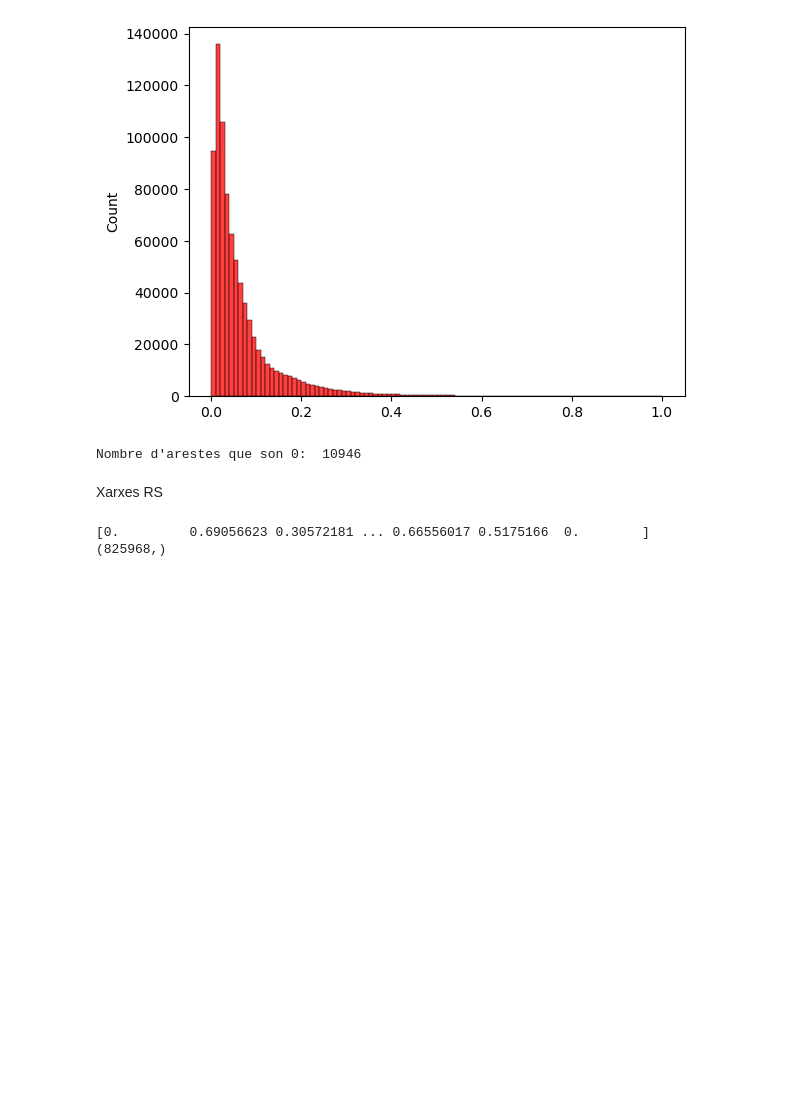
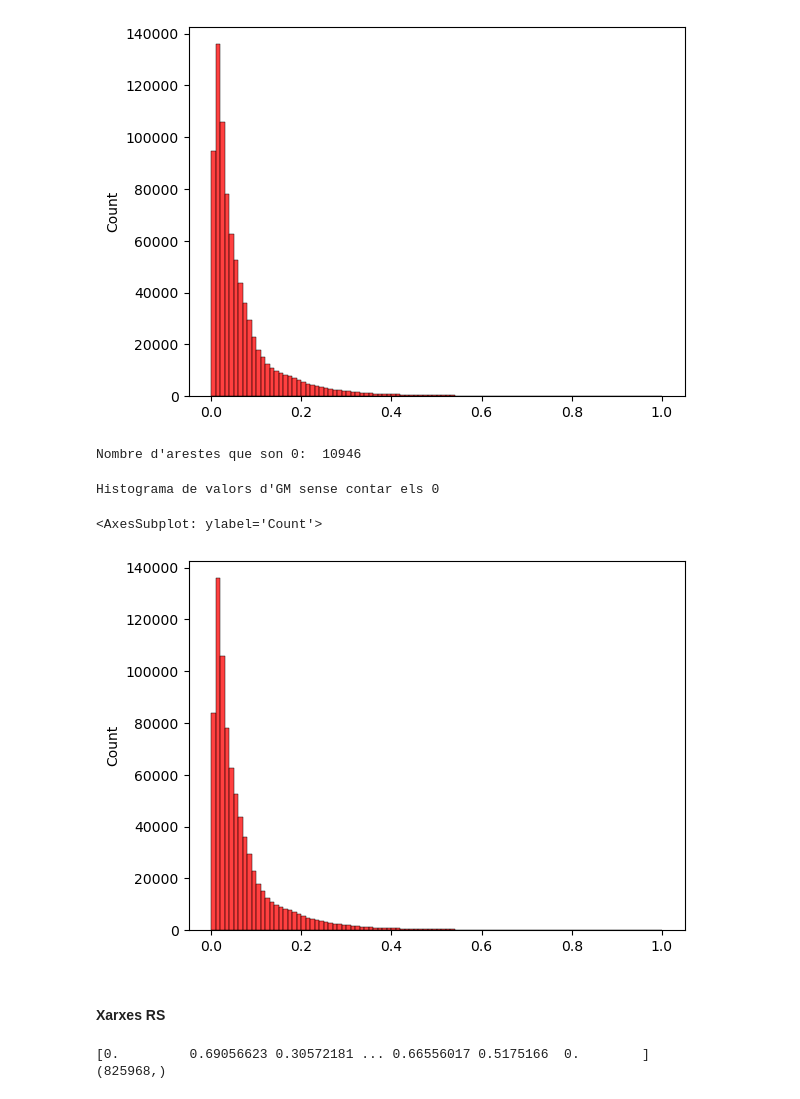
Before and after one commit to martibruix/Codi_TFG, a Jupyter notebook: analisi.ipynb, the cells around one changed output. Drawn from its saved outputs; the diff is of its cells as text; code cells hidden in the pictures; blank space fills up the shorter version.

```diff
--- a/analisi.ipynb
+++ b/analisi.ipynb
@@ -158,8 +178,18 @@ sns.histplot(x=gm_values, color ='red', bins=100)
 print("Nombre d'arestes que son 0: ", np.count_nonzero(gm_values == 0))
 # %% [output]
 Nombre d'arestes que son 0:  10946
-# %% [markdown]
-Xarxes RS
+# %%
+gm_values_non_zero = gm_values[np.nonzero(gm_values > 0)[0]]
+
+print("Histograma de valors d'GM sense contar els 0")
+
+sns.histplot(x=gm_values_non_zero, color ='red', bins=100)
+# %% [output]
+Histograma de valors d'GM sense contar els 0
+<AxesSubplot: ylabel='Count'>
+[figure, added]
+# %% [markdown]
+#### Xarxes RS
 # %%
 rs = brain_networks[:,2,:,:]
 
```
Also changed, not shown: parts of 73 cells of this notebook.
